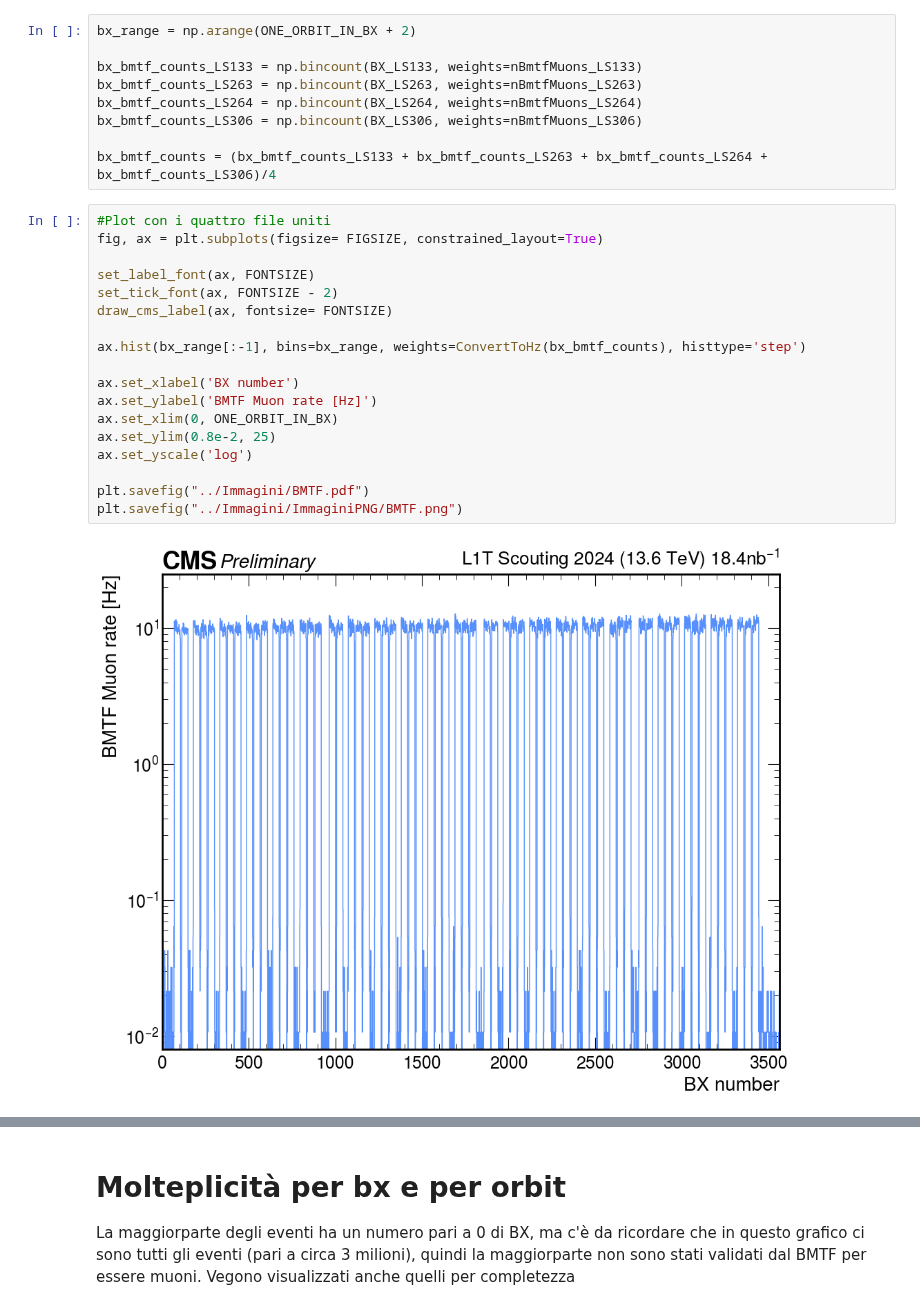
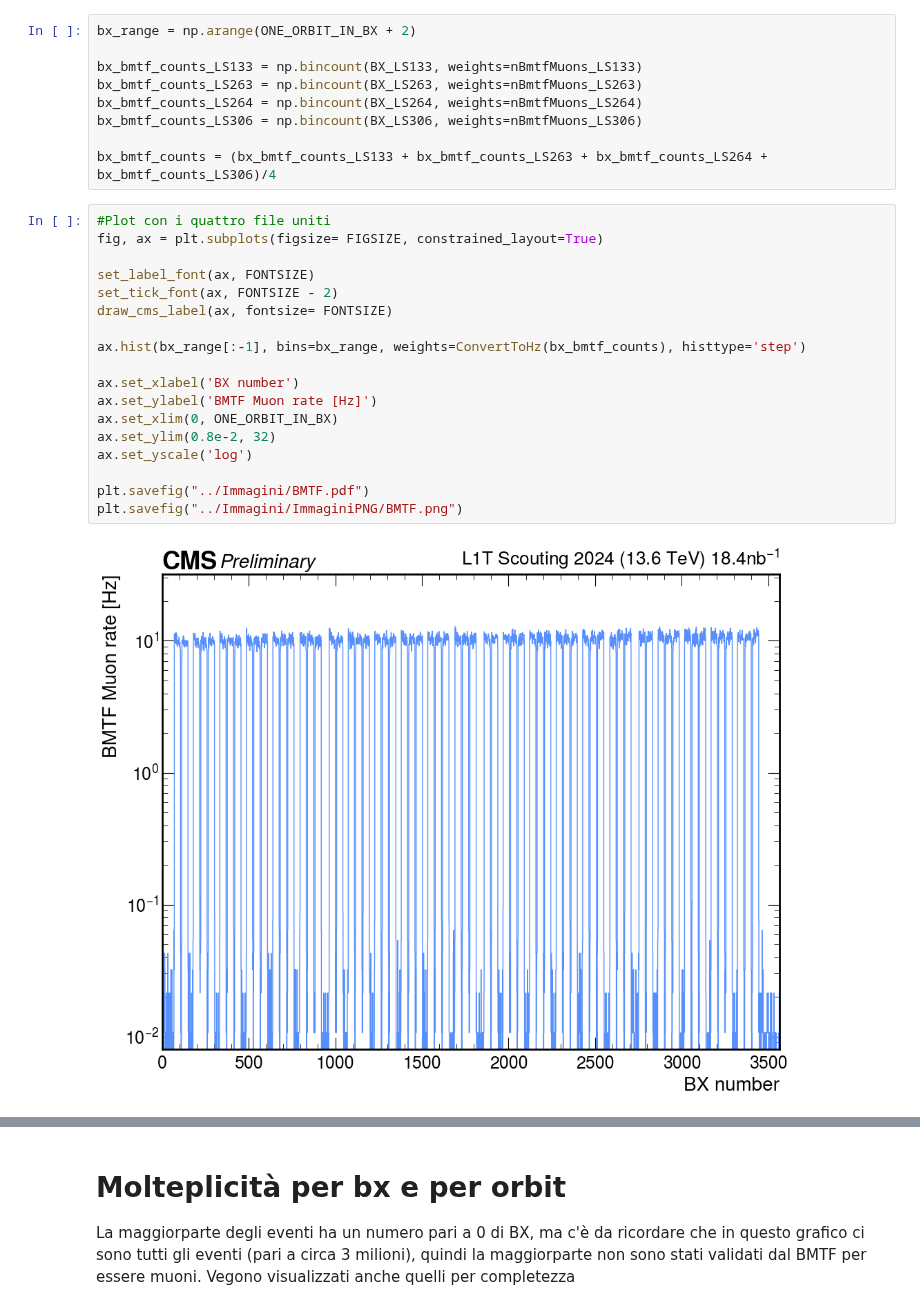
Before and after one commit to francescoreschio/Tesi-Triennale, a Jupyter notebook: Codice/BMTF.ipynb, the cells around one changed output, grey strips where cells are left out. Drawn from its saved outputs; the diff is of its cells as text.

```diff
--- a/Codice/BMTF.ipynb
+++ b/Codice/BMTF.ipynb
@@ -66,23 +66,23 @@ bx_bmtf_counts = (bx_bmtf_counts_LS133 + bx_bmtf_counts_LS263 + bx_bmtf_counts_L
 # %%
 #Plot con i quattro file uniti
 fig, ax = plt.subplots(figsize= FIGSIZE, constrained_layout=True)
 
 set_label_font(ax, FONTSIZE)
 set_tick_font(ax, FONTSIZE - 2)
 draw_cms_label(ax, fontsize= FONTSIZE)
 
 ax.hist(bx_range[:-1], bins=bx_range, weights=ConvertToHz(bx_bmtf_counts), histtype='step')
 
 ax.set_xlabel('BX number')
 ax.set_ylabel('BMTF Muon rate [Hz]')
 ax.set_xlim(0, ONE_ORBIT_IN_BX)
-ax.set_ylim(0.8e-2, 25)
+ax.set_ylim(0.8e-2, 32)
 ax.set_yscale('log')
 
 plt.savefig("../Immagini/BMTF.pdf")
 plt.savefig("../Immagini/ImmaginiPNG/BMTF.png")
 # %% [output]
-[figure, old version]
+[figure, new version]
 # %%
 #Zoom dei quattro file uniti
 fig, ax = plt.subplots(figsize= FIGSIZE, constrained_layout=True)
```
Also changed, not shown: parts of 2 cells of this notebook, 5 other files.
